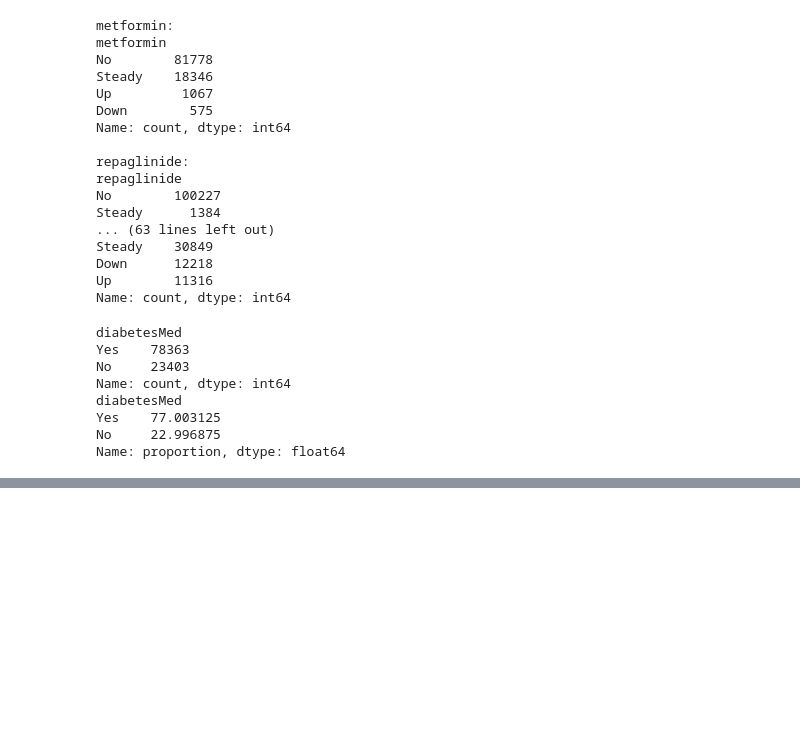
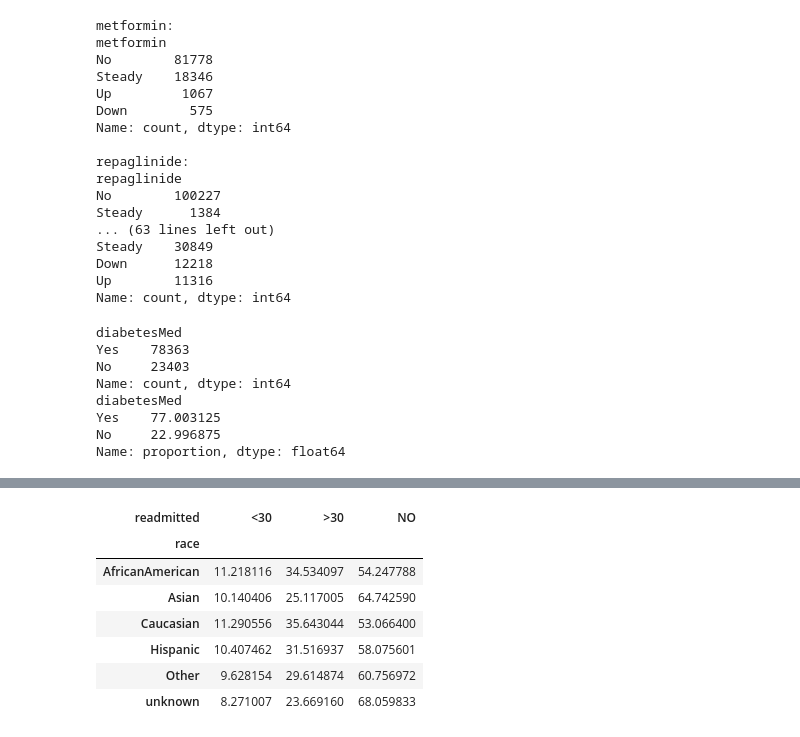
Before and after one commit to EduardoYaguar/act1_2p_si_eda_2_25_yaguar, a Jupyter notebook: act1_2p_si_eda_2_25_yaguar.ipynb, the cells around one changed output, grey strips where cells are left out. Saved outputs shown, nothing was run; the diff lists cells and outputs as text; code cells hidden in the pictures; blank space fills up the shorter version.

```diff
--- a/act1_2p_si_eda_2_25_yaguar.ipynb
+++ b/act1_2p_si_eda_2_25_yaguar.ipynb
@@ -373,0 +432,13 @@ Name: proportion, dtype: float64
+# %%
+#Compare readmission by race
+race_readmit = pd.crosstab(df_clean['race'], df_clean['readmitted'], normalize='index') * 100
+race_readmit
+# %% [output]
+| readmitted | <30 | >30 | NO |
+| race |  |  |  |
+| AfricanAmerican | 11.218116 | 34.534097 | 54.247788 |
+| Asian | 10.140406 | 25.117005 | 64.742590 |
+| Caucasian | 11.290556 | 35.643044 | 53.066400 |
+| Hispanic | 10.407462 | 31.516937 | 58.075601 |
+| Other | 9.628154 | 29.614874 | 60.756972 |
+| unknown | 8.271007 | 23.669160 | 68.059833 |
```
Also changed, not shown: parts of 6 cells of this notebook.
